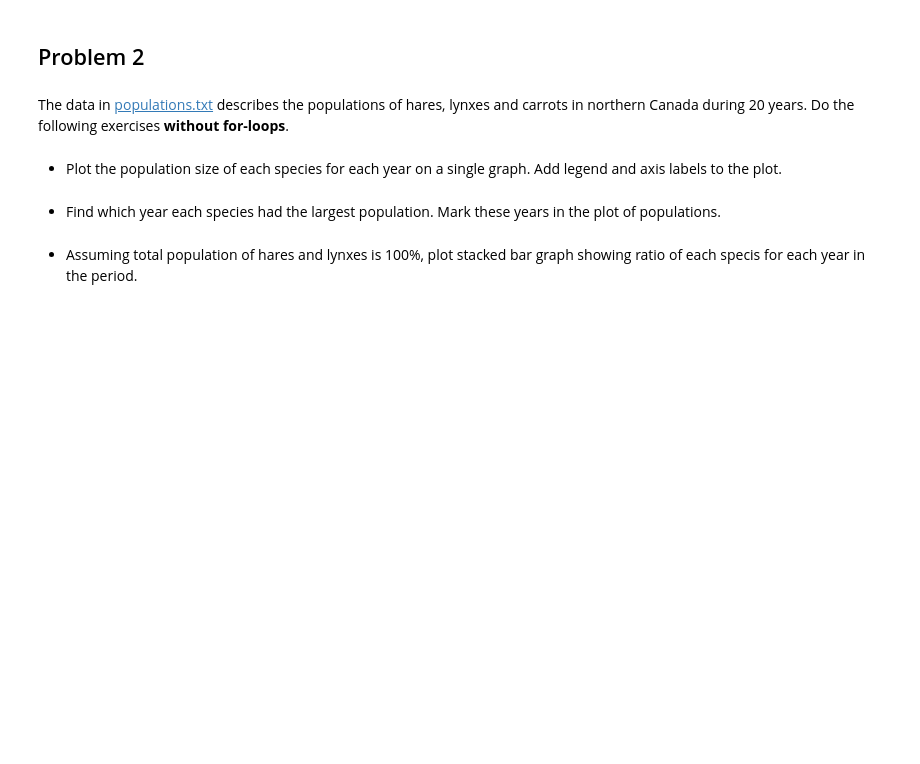
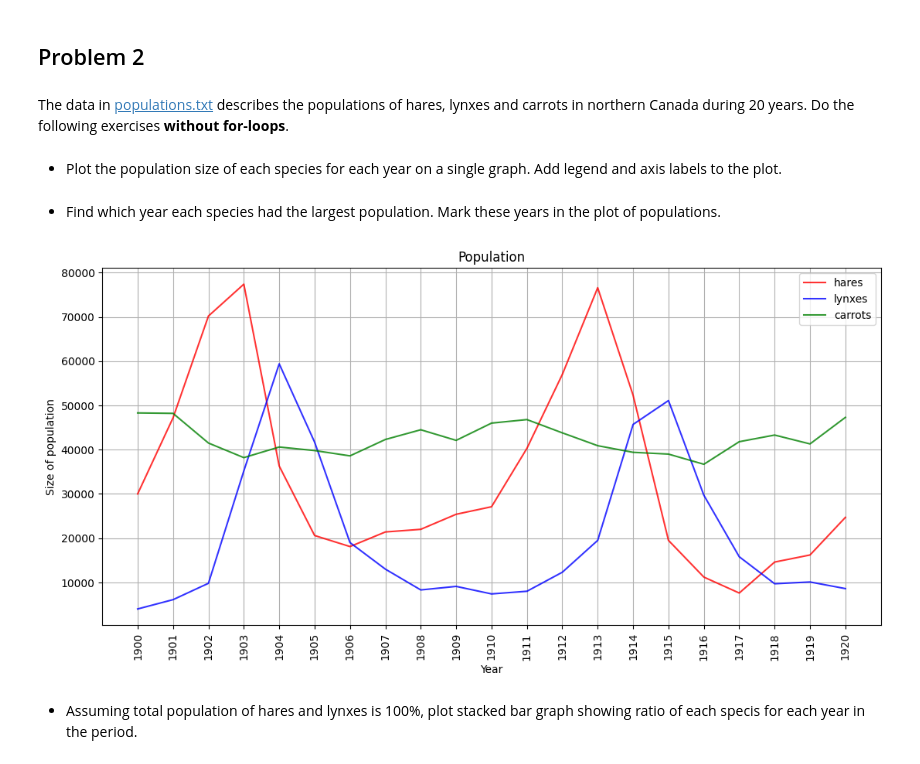
Before and after one commit to BerkimbaevRenat/Statprak, a Jupyter notebook: homework2/2_numpy+matplotlib.ipynb, the cells around one changed output. Drawn from its saved outputs; the diff is of its cells as text; code cells hidden in the pictures; blank space fills up the shorter version.

```diff
--- a/homework2/2_numpy+matplotlib.ipynb
+++ b/homework2/2_numpy+matplotlib.ipynb
@@ -808,7 +850,27 @@ def beauty_derivative_plot(x):
 The data in [populations.txt](https://drive.google.com/file/d/1Bq7qVzbZIOd058VobGE6iYjUcMFkbZMt/view?usp=drive_link) describes the populations of hares, lynxes and carrots in northern Canada during 20 years. Do the following exercises **without for-loops**.
 # %% [markdown]
 - Plot the population size of each species for each year on a single graph. Add legend and axis labels to the plot.
+# %%
+data = np.loadtxt('populations.txt')
+years = data[:,0]
+hares = data[:,1]
+lynxes = data[:,2]
+carrots = data[:,3]
 # %% [markdown]
 - Find which year each species had the largest population. Mark these years in the plot of populations.
+# %%
+plt.figure(figsize=(13, 6))
+plt.plot(years, hares, label="hares", color = 'red', alpha = 0.8)
+plt.plot(years, lynxes, label="lynxes", color = 'blue', alpha = 0.8)
+plt.plot(years, carrots, label="carrots", color = 'green', alpha = 0.8)
+plt.xticks(years, rotation=90)
+plt.legend()
+plt.xlabel("Year")
+plt.ylabel("Size of population")
+plt.title("Population")
+plt.grid()
+plt.show()
+# %% [output]
+[figure, added]
 # %% [markdown]
 - Assuming total population of hares and lynxes is 100%, plot stacked bar graph showing ratio of each specis for each year in the period.
```
Also changed, not shown: parts of 8 cells of this notebook, 1 other file.
